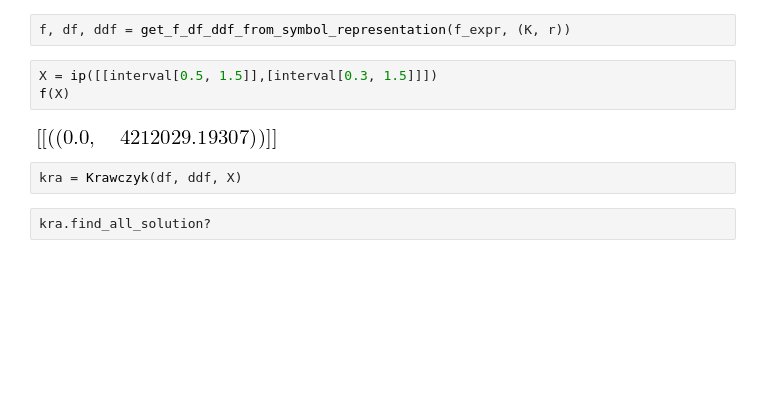
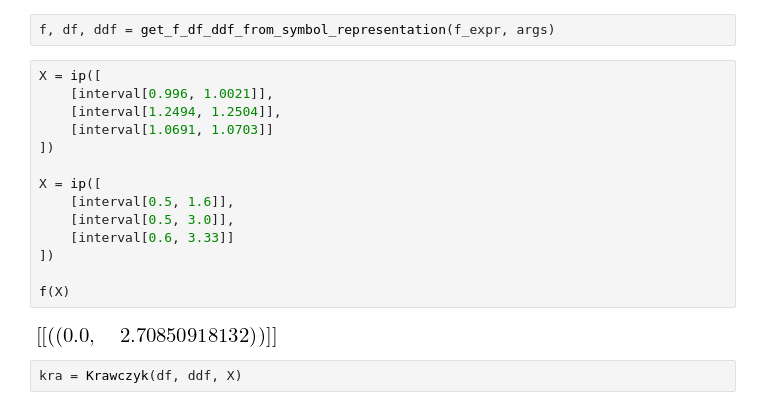
Before and after one commit to tkda-h3/interval-newton-method, a Jupyter notebook: gompertz_curve_regression.ipynb, the cells around one changed output. Cells and saved outputs as stored; diff of their text form; blank space fills up the shorter version.

```diff
--- a/gompertz_curve_regression.ipynb
+++ b/gompertz_curve_regression.ipynb
@@ -69,11 +76,20 @@ f_expr = loss_expr
 # %%
-f, df, ddf = get_f_df_ddf_from_symbol_representation(f_expr, (K, r))
+f, df, ddf = get_f_df_ddf_from_symbol_representation(f_expr, args)
-# %%
-X = ip([[interval[0.5, 1.5]],[interval[0.3, 1.5]]])
-f(X)
-# %% [output]
-[figure, removed]
+# %%
+X = ip([
+    [interval[0.996, 1.0021]],
+    [interval[1.2494, 1.2504]],
+    [interval[1.0691, 1.0703]]
+])
+
+X = ip([
+    [interval[0.5, 1.6]],
+    [interval[0.5, 3.0]],
+    [interval[0.6, 3.33]]
+])
+
+f(X)
+# %% [output]
+[figure, added]
 # %%
 kra = Krawczyk(df, ddf, X)
-# %%
-kra.find_all_solution?
```
Also changed, not shown: parts of 12 cells of this notebook, 5 other files.
